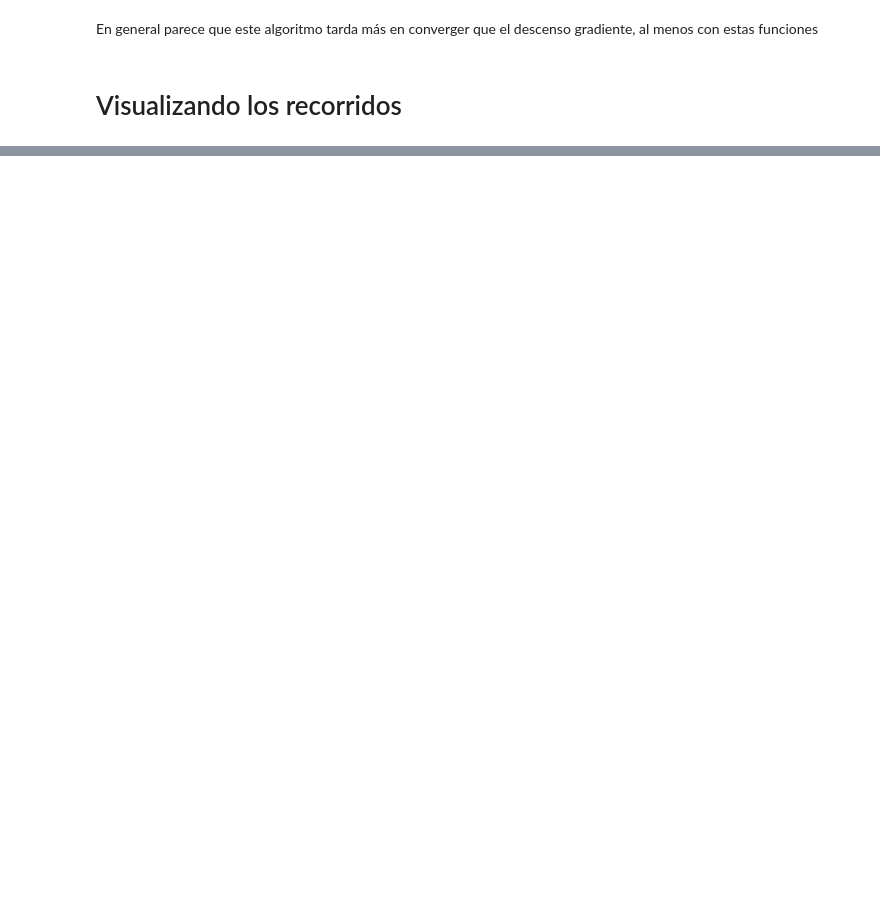
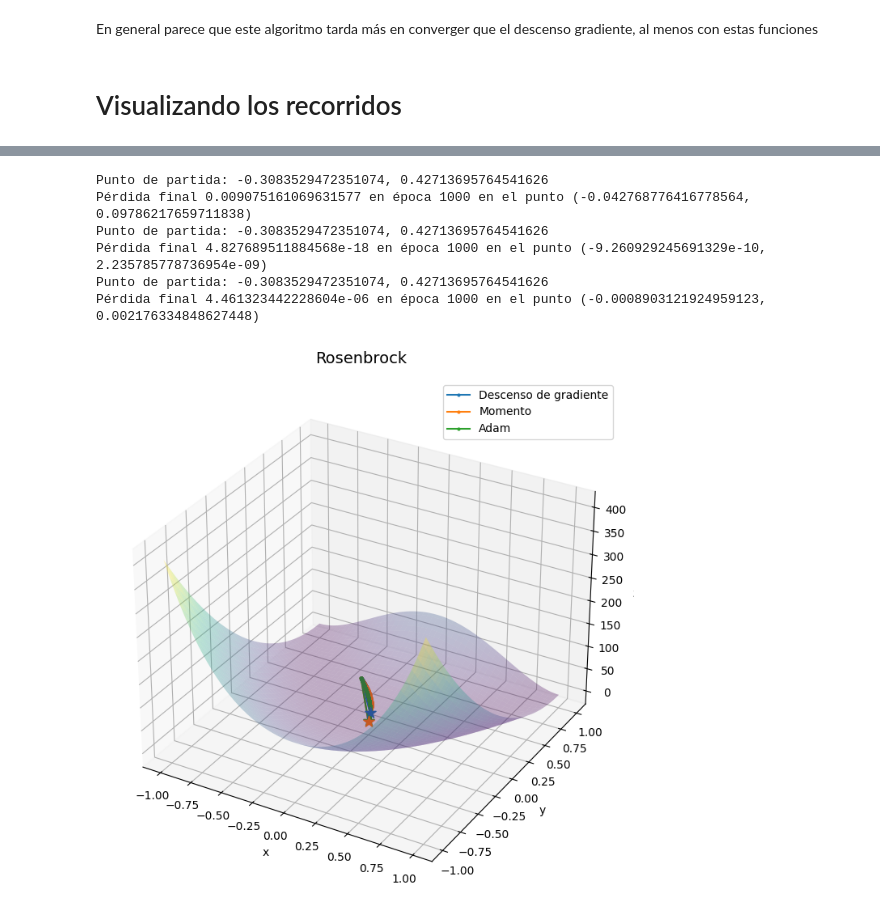
Before and after one commit to Kauboimausu/gd-momentum_gd-adam, a Jupyter notebook: practica03.ipynb, the cells around one changed output, grey strips where cells are left out. Saved outputs shown, nothing was run; the diff lists cells and outputs as text; code cells hidden in the pictures; blank space fills up the shorter version.

```diff
--- a/practica03.ipynb
+++ b/practica03.ipynb
@@ -893,0 +964,20 @@ def plot_trayectorias(funcion, historiales, etiquetas, rango=(-5, 5), puntos=100
+# %%
+_, hist_gd   = gd(torch.tensor(puntos_iniciales2, requires_grad=True, dtype=torch.float32), three_hump_camel, lr=1e-3, verbose=False)
+_, hist_gd_momentum   = gd_con_momento(torch.tensor(puntos_iniciales2, requires_grad=True, dtype=torch.float32), three_hump_camel, lr=1e-3, verbose=False)
+_, hist_adam = adam(torch.tensor(puntos_iniciales2, requires_grad=True, dtype=torch.float32), three_hump_camel, lr=1e-3, verbose=False)
+
+plot_trayectorias(
+    funcion=rosenbrock,
+    nombre_funcion="Rosenbrock",
+    historiales=[hist_gd, hist_gd_momentum, hist_adam],
+    nombres_optimizadores=["Descenso de gradiente", "Momento", "Adam"],
+    rango=(-1, 1)
+)
+# %% [output]
+Punto de partida: -0.3083529472351074, 0.42713695764541626
+Pérdida final 0.009075161069631577 en época 1000 en el punto (-0.042768776416778564, 0.09786217659711838)
+Punto de partida: -0.3083529472351074, 0.42713695764541626
+Pérdida final 4.827689511884568e-18 en época 1000 en el punto (-9.260929245691329e-10, 2.235785778736954e-09)
+Punto de partida: -0.3083529472351074, 0.42713695764541626
+Pérdida final 4.461323442228604e-06 en época 1000 en el punto (-0.0008903121924959123, 0.002176334848627448)
+[figure, added]
```
Also changed, not shown: parts of 48 cells of this notebook.
